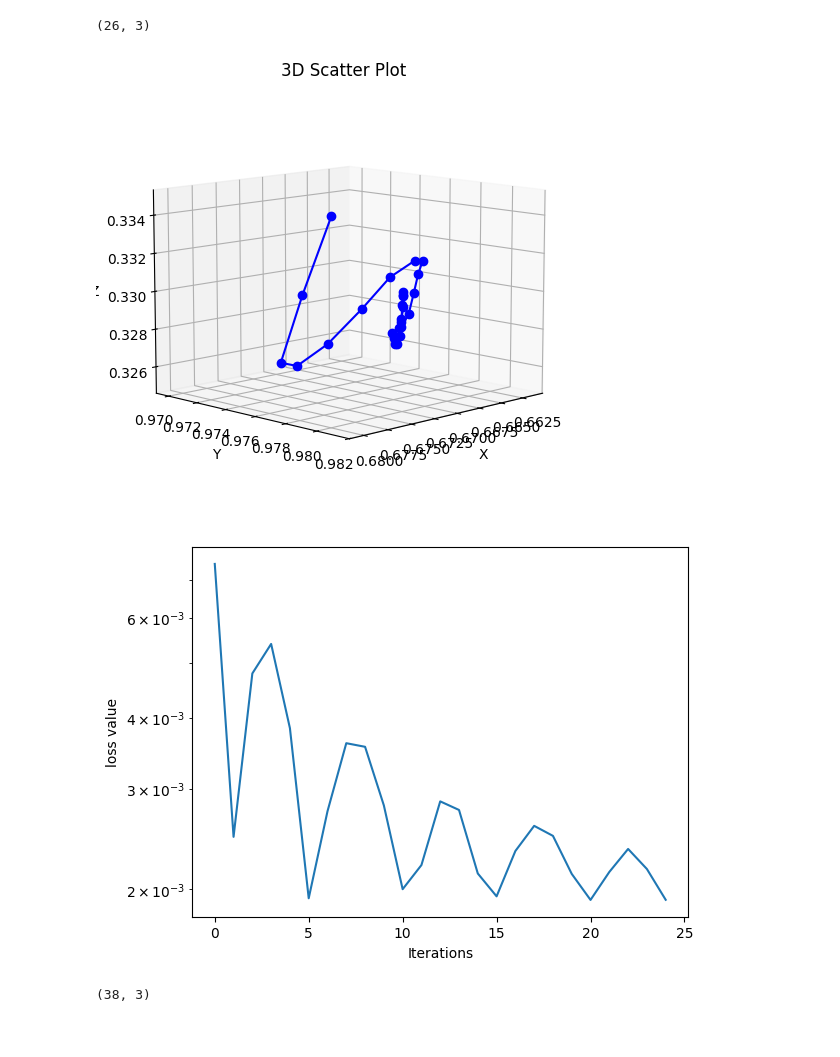
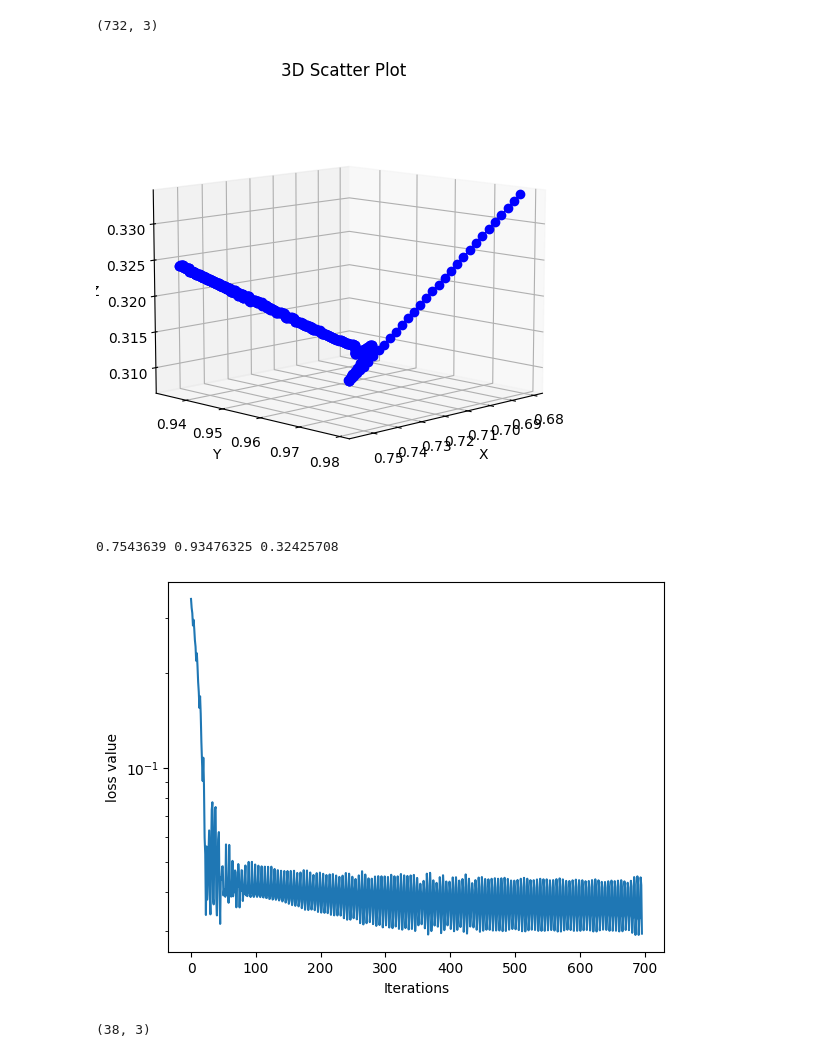
Before and after one commit to tonymenzo/RSA, a Jupyter notebook: src/RSA_nD_tuner_plot.ipynb, the cells around one changed output. Drawn from its saved outputs; the diff is of its cells as text; code cells hidden in the pictures.

```diff
--- a/src/RSA_nD_tuner_plot.ipynb
+++ b/src/RSA_nD_tuner_plot.ipynb
@@ -1,32 +1,34 @@
 # %%
 import numpy as np
 import matplotlib.pyplot as plt
 from mpl_toolkits.mplot3d import Axes3D  # Required for 3D plotting
 
-datafolder = '/pscratch/sd/l/ljpuslar/RSA/RSA/src/temp_results/Tuner/jupyter/deepset/Adam_N15k_lr0.005/'
+datafolder = '/pscratch/sd/l/ljpuslar/RSA/RSA/src/temp_results/Tuner/jupyter/Adam_N50k_batch10k_1/'
 # points = np.load('/pscratch/sd/l/ljpuslar/RSA/RSA/src/temp_results/Tuner/jupyter/ADAgrad_N50k_3/RSA_tuning_params.npy')
 points = np.load(datafolder + 'RSA_tuning_params.npy')
 print(np.shape(points))
 
 # points = all_params
 
 fig = plt.figure()
 ax = fig.add_subplot(111, projection='3d')
 
 # Unpack the three columns
 x, y, z = points[:, 0], points[:, 1], points[:, 2]
 
 ax.plot(x, y, z, marker='o', c='blue')  # 3D scatter plot
 ax.set_xlabel('X')
 ax.set_ylabel('Y')
 ax.set_zlabel('Z')
 ax.set_title('3D Scatter Plot')
 ax.view_init(elev=10, azim=45)
 plt.tight_layout()
 plt.show()
+print(x[-1], y[-1], z[-1])
 # %% [output]
-(26, 3)
+(732, 3)
-[figure, old version]
+[figure, new version]
+0.7543639 0.93476325 0.32425708
 # %%
 import matplotlib.pyplot as plt
 loss = np.load(datafolder + 'RSA_tuning_loss.npy')
@@ -38,7 +40,7 @@ plt.xlabel('Iterations')
 plt.ylabel('loss value')
 plt.yscale('log')
 # %% [output]
-[figure, old version]
+[figure, new version]
 # %%
 import numpy as np
 import matplotlib.pyplot as plt
```
Also changed, not shown: 49 other files.
